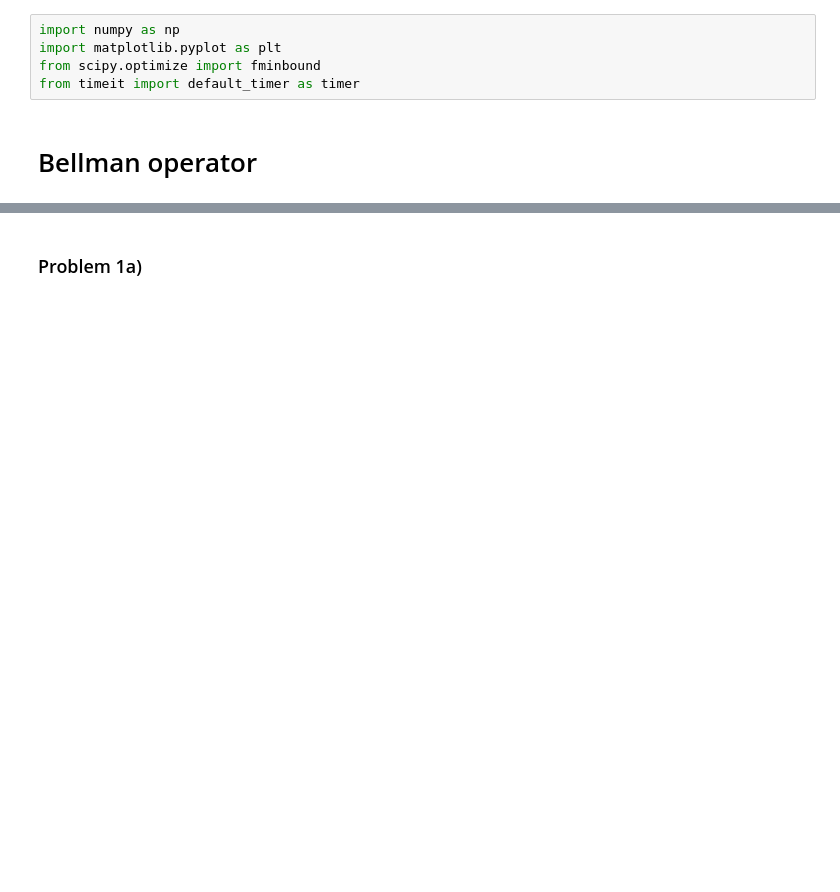
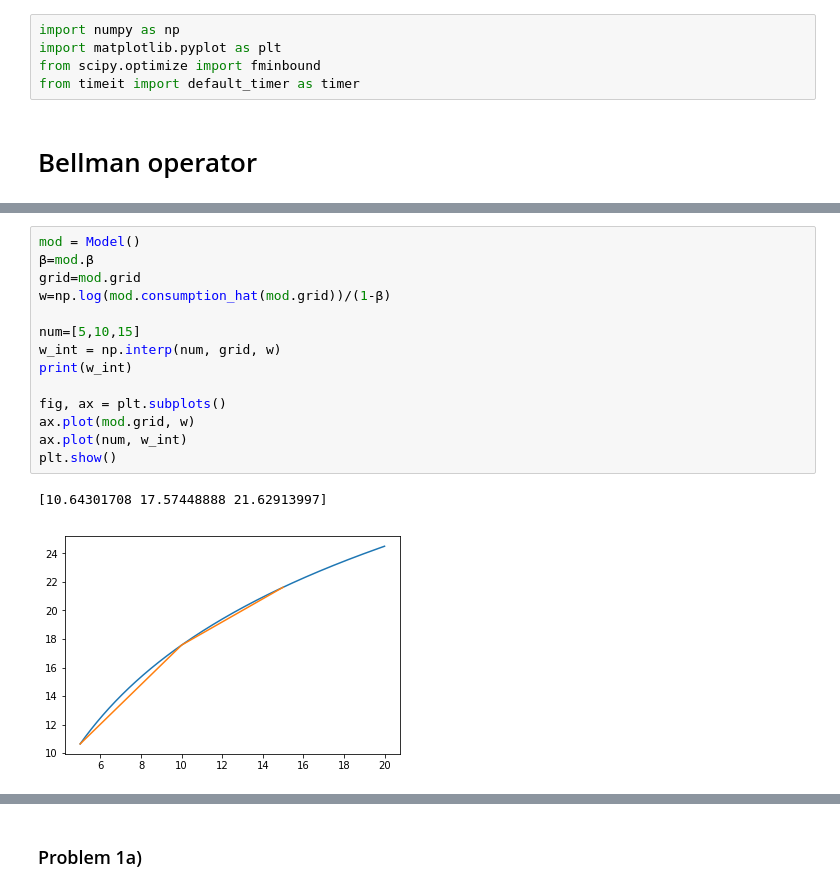
Before and after one commit to RadekDickinson/Macroeconomics_1, a Jupyter notebook: Macro1_PS3_P1_v1.ipynb, the cells around one changed output, grey strips where cells are left out. Cells and saved outputs as stored; diff of their text form; blank space fills up the shorter version.

```diff
--- a/Macro1_PS3_P1_v1.ipynb
+++ b/Macro1_PS3_P1_v1.ipynb
@@ -91,3 +115,20 @@ steady state of consumption: 2.3190507327167915
+# %%
+mod = Model()
+β=mod.β
+grid=mod.grid
+w=np.log(mod.consumption_hat(mod.grid))/(1-β)
+
+num=[5,10,15]
+w_int = np.interp(num, grid, w)
+print(w_int)
+
+fig, ax = plt.subplots()
+ax.plot(mod.grid, w)
+ax.plot(num, w_int)
+plt.show()
+# %% [output]
+[10.64301708 17.57448888 21.62913997]
+[figure, added]
 # %%
 mod = Model()
 grid=mod.grid
```
Also changed, not shown: parts of 8 cells of this notebook.
